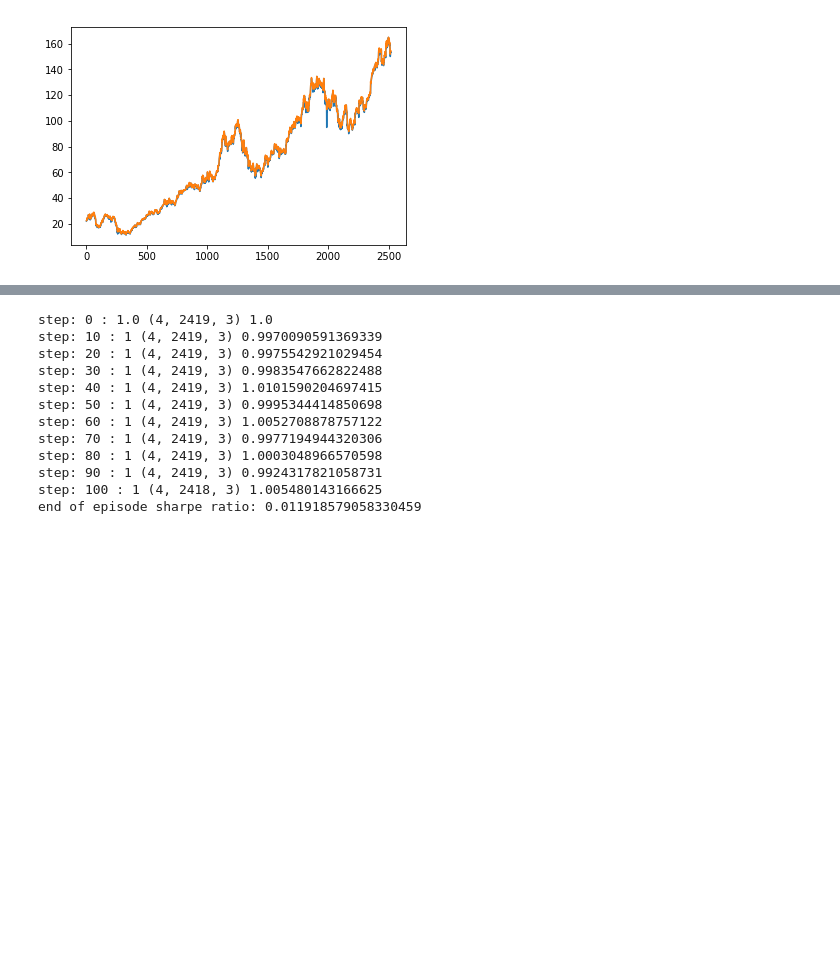
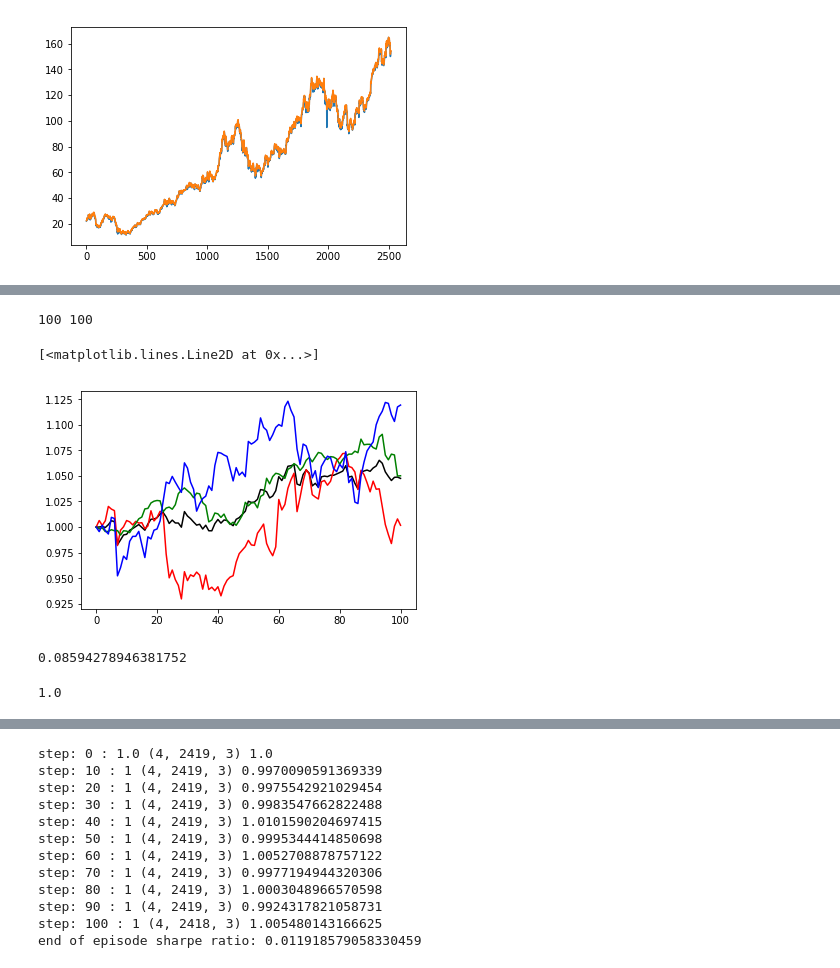
Before and after one commit to francisliu2/master_thesis, a Jupyter notebook: reinforcement_learning_portfolio_management/notebooks/env_working.ipynb, the cells around one changed output, grey strips where cells are left out. Cells and saved outputs as stored; diff of their text form; code cells hidden in the pictures; blank space fills up the shorter version.

```diff
--- a/reinforcement_learning_portfolio_management/notebooks/env_working.ipynb
+++ b/reinforcement_learning_portfolio_management/notebooks/env_working.ipynb
@@ -6,7 +6,7 @@ sys.path.append('../src/data/')
 import data_preprocessing_from_yahoo_finance as dp
 import matplotlib.pyplot as plt
 # %%
-result_np = dp.data_preprocessing_1(ticker_list_input=['AAPL', 'PG'], path='../data/raw/')
+result_np = dp.data_preprocessing_1(ticker_list_input=['AAPL', 'PG', 'MS'], path='../data/raw/')
 result_np.shape
 # %% [output]
 working on AAPL
@@ -75,0 +131,8 @@ print(sum(r[0]),
+# %%
+_,_,_,done = c.reset()
+n=0.001
+while not done:
+    _,weight,r, done = c.step(np.array([0.25-n,0.25+(n/3),0.25+(n/3),0.25+(n/3)]), verbose=True)
+    n+=0.001
+#     print(weight)
+(c.units_list)
@@ -76,3 +157,26 @@ print(sum(r[0]),
+# %%
+print(c.total_steps, c.current_step)
+plt.plot(np.array(c.portfolio_size), color='black')
+plt.plot(result_np[3,-101:,0]/(result_np[3,-101,0]),color='r') # stock 1
+plt.plot(result_np[3,-101:,1]/(result_np[3,-101,1]),color='g') # stock 2
+plt.plot(result_np[3,-101:,2]/(result_np[3,-101,2]),color='b') # stock 3
+# %% [output]
+100 100
+[<matplotlib.lines.Line2D at 0x...>]
+[figure, added]
+# %%
+c.end_game()
+c.sharpe_ratio
+# %% [output]
+0.08594278946381752
+# %%
+n=13
+a = np.round(result_np[3,-101:,0]/(result_np[3,-101,0]),n)
+b= np.round(np.array(c.portfolio_size), n)
+np.mean(a==b)
+# Acc to 13 decimals
+# %% [output]
+1.0
 # %%
 c = env(result_np)
 r = c.reset()
```
Also changed, not shown: parts of 4 cells of this notebook, 22 other files.
